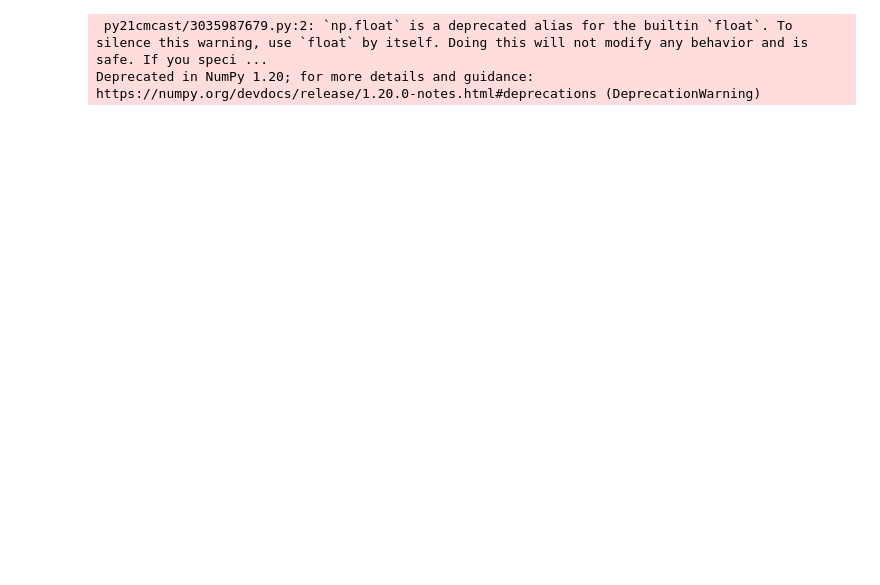
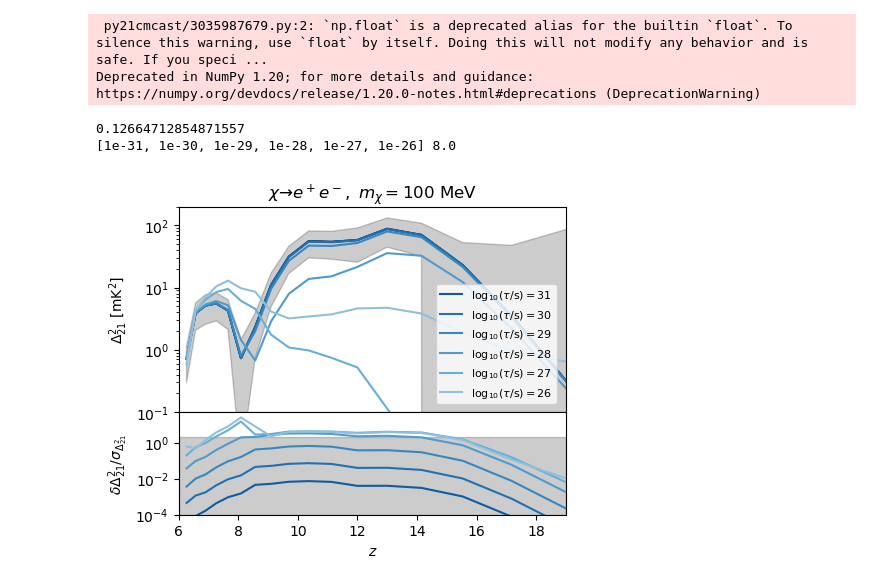
Before and after one commit to gaetanfacchinetti/21cmCAST, a Jupyter notebook: scripts/exec/analyse_tau_steps.ipynb, the cells around one changed output. Drawn from its saved outputs; the diff is of its cells as text; code cells hidden in the pictures; blank space fills up the shorter version.

```diff
--- a/scripts/exec/analyse_tau_steps.ipynb
+++ b/scripts/exec/analyse_tau_steps.ipynb
@@ -124,11 +121,48 @@ array([4.26320395e+28, 3.65626490e+28, 3.52227535e+28, 2.07971812e+28,
 # %%
-l10_mass_str_arr = ['2.0', '2.5', '3.0', '3.5', '4.0', '4.5', '5.0', '5.5', '6.0', '6.5', '7.0', '7.5', '8.0', '8.5', '9.0', '9.5', '10.0', '10.5', '11.0', '11.5', '12.0']
-l10_mass_arr = [np.float(l10_mass_str) for l10_mass_str in  l10_mass_str_arr]
-gamma_array  = [1e-36, 1e-35, 1e-34, 1e-33, 1e-32, 1e-31, 1e-30, 1e-29, 1e-28, 1e-27, 1e-26, 1e-25, 1e-24, 1e-23]
-
-for im, l10_mass in enumerate(l10_mass_arr):
-    primary = 'phot_delta' if l10_mass <= np.log10(5e+9) else 'gamma'
-    p21c.make_config_one_varying_param("../config/constraint_bkr.config", 'DM_DECAY_RATE', gamma_array , mod_astro_params = {'DM_LOG10_MASS' : l10_mass},  mod_flag_options = {'DM_PRIMARY' : primary}, add_file_name= 'm' + l10_mass_str_arr[im])
+#l10_mass_str_arr = ['2.0', '2.5', '3.0', '3.5', '4.0', '4.5', '5.0', '5.5', '6.0', '6.5', '7.0', '7.5', '8.0', '8.5', '9.0', '9.5', '10.0', '10.5', '11.0', '11.5', '12.0']
+#l10_mass_arr = [np.float(l10_mass_str) for l10_mass_str in  l10_mass_str_arr]
+#gamma_array  = [1e-36, 1e-35, 1e-34, 1e-33, 1e-32, 1e-31, 1e-30, 1e-29, 1e-28, 1e-27, 1e-26, 1e-25, 1e-24, 1e-23]
+#
+#for im, l10_mass in enumerate(l10_mass_arr):
+#    primary = 'phot_delta' if l10_mass <= np.log10(5e+9) else 'gamma'
+#    p21c.make_config_one_varying_param("../config/constraint_bkr.config", 'DM_DECAY_RATE', gamma_array , mod_astro_params = {'DM_LOG10_MASS' : l10_mass},  mod_flag_options = {'DM_PRIMARY' : primary}, add_file_name= 'm' + l10_mass_str_arr[im])
 # %% [output]
  py21cmcast/3035987679.py:2: `np.float` is a deprecated alias for the builtin `float`. To silence this warning, use `float` by itself. Doing this will not modify any behavior and is safe. If you speci ...
 Deprecated in NumPy 1.20; for more details and guidance: https://numpy.org/devdocs/release/1.20.0-notes.html#deprecations (DeprecationWarning)
+# %%
+fig, (ax1, ax2) = p21c.prepare_2subplots(ylog_1=True, ylog_2=True, xlog=False, xlabel=r'$z$', ylabel_1=r'$\Delta_{21}^2~{\rm [mK^2]}$',
+                                        ylabel_2=r'$\delta \Delta_{21}^2/\sigma_{\Delta_{21}^2}$', ylim_1=[1e-1, 2e+2], xlim=[6, 19], ylim_2 = [1e-4, 5e+1],
+                                        gridspec_kw={'height_ratios': [2, 1],'hspace': 0})
+
+z_arr    = fiducial.z_array
+ps_fid   = np.array([ps[0] for ps in fiducial.power_spectrum])
+ps_exp_noise = np.array([noise[0] for noise in fiducial.ps_exp_noise])
+ps_poi_noise = np.array([noise[0] for noise in fiducial.ps_poisson_noise])
+ps_noise     = np.sqrt(ps_exp_noise**2 + ps_poi_noise**2 + (ps_fid*0.20)**2)
+
+print(fiducial.k_array[0])
+
+ax1.plot(z_arr, ps_fid, 'k-')
+ax1.fill_between(z_arr, ps_fid - 2*ps_noise, ps_fid+2*ps_noise, color='k', alpha=0.2)
+
+index_gamma = [5, 6, 7, 8, 9, 10]
+N = len(index_gamma)
+gamma_display = [gamma_arr[i] for i in index_gamma]
+color = [cmap((i+5)/(N+6)) for i in range(0, N+1)]
+
+print(gamma_display, l10_mass_arr[7])
+
+for i, idg in enumerate(index_gamma):
+    ps_decay = np.array([ps[0] for ps in extra_params[7, idg]._runs[0].power_spectrum])
+    ax1.plot(z_arr, ps_decay, color=color[N-i-1], label = r'$\log_{{10}} (\tau/{{\rm s}}) = {:.0f}$'.format(-np.log10(gamma_display[i])))
+    ax2.plot(z_arr, np.abs(ps_decay - ps_fid)/ps_noise, color=color[N-i-1])
+
+ax2.axhspan(1e-4, 2, color='k', alpha=0.2, zorder=0)
+ax1.legend(loc='lower right', bbox_to_anchor=(0.99,0.01), fontsize=8)
+ax1.set_title(r'$\chi \to e^+e^-, ~ m_\chi = 100 ~{\rm MeV}$')
+
+fig.savefig('/home/ulb/physth_fi/gfacchin/exo21cmFAST_release/21cmCAST/scripts/figures_paper/PS_e_m100MeV_vs_z.pdf', bbox_inches='tight')
+# %% [output]
+0.12664712854871557
+[1e-31, 1e-30, 1e-29, 1e-28, 1e-27, 1e-26] 8.0
+[figure, added]
```
Also changed, not shown: parts of 5 cells of this notebook, 10 other files.
